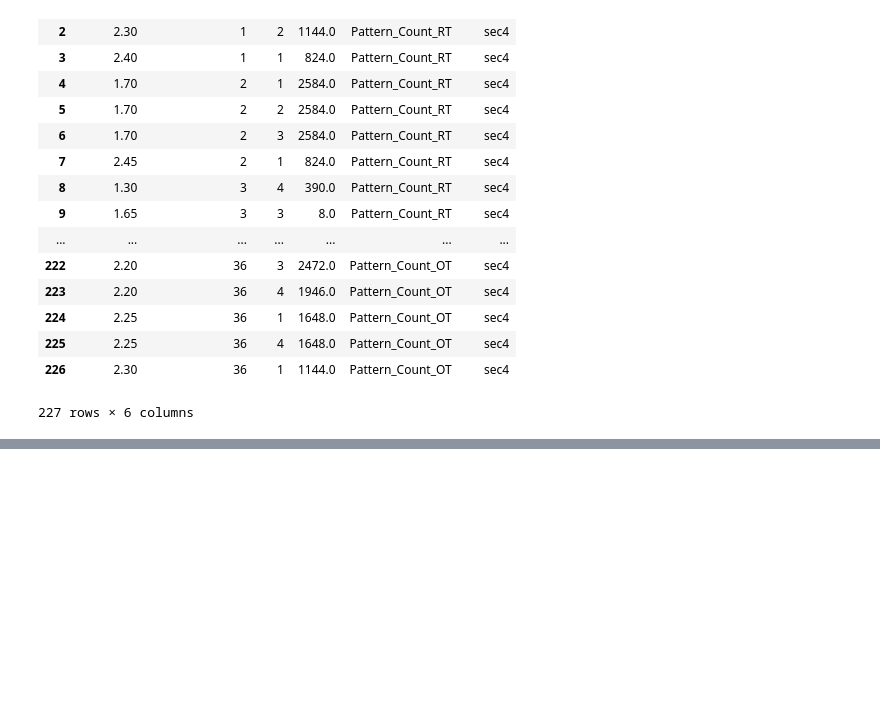
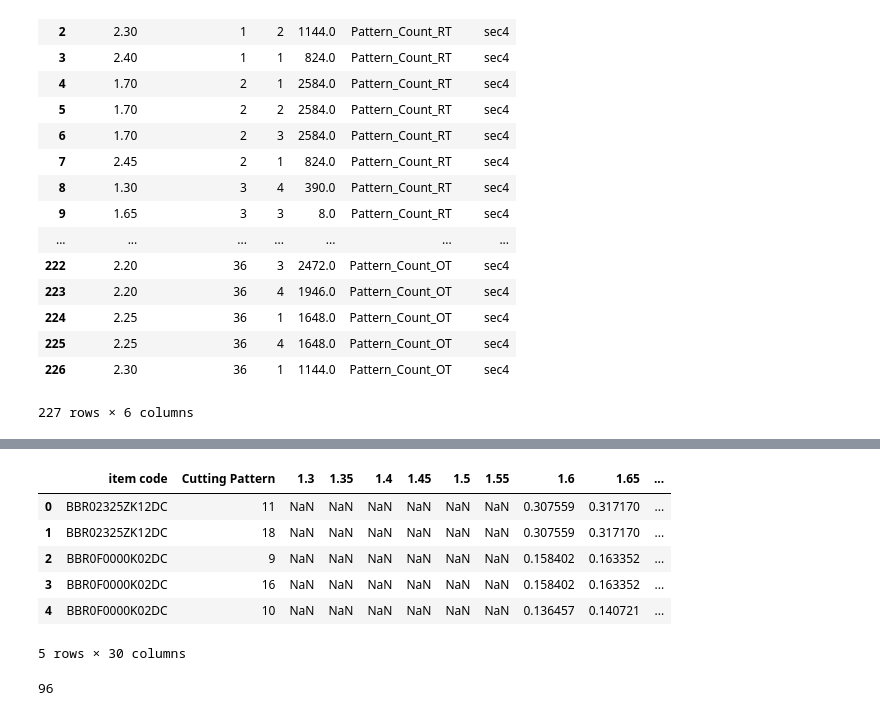
Before and after one commit to mohit-mhjn/byproduct_inventory_opt, a Jupyter notebook: PP_Model/data validation.ipynb, the cells around one changed output, grey strips where cells are left out. Saved outputs shown, nothing was run; the diff lists cells and outputs as text; code cells hidden in the pictures; blank space fills up the shorter version.

```diff
--- a/PP_Model/data validation.ipynb
+++ b/PP_Model/data validation.ipynb
@@ -639,0 +761,11 @@ production_count
+# %%
+y = pd.read_excel('Model_Input_Final.xlsm', sheetname='Yield')
+y.head()
+# %% [output]
+|  | item code | Cutting Pattern | 1.3 | 1.35 | 1.4 | 1.45 | 1.5 | 1.55 | 1.6 | 1.65 | ... |
+| 0 | BBR02325ZK12DC | 11 | NaN | NaN | NaN | NaN | NaN | NaN | 0.307559 | 0.317170 | ... |
+| 1 | BBR02325ZK12DC | 18 | NaN | NaN | NaN | NaN | NaN | NaN | 0.307559 | 0.317170 | ... |
+| 2 | BBR0F0000K02DC | 9 | NaN | NaN | NaN | NaN | NaN | NaN | 0.158402 | 0.163352 | ... |
+| 3 | BBR0F0000K02DC | 16 | NaN | NaN | NaN | NaN | NaN | NaN | 0.158402 | 0.163352 | ... |
+| 4 | BBR0F0000K02DC | 10 | NaN | NaN | NaN | NaN | NaN | NaN | 0.136457 | 0.140721 | ... |
+5 rows × 30 columns
@@ -639,0 +776,4 @@ production_count
+# %%
+len(sku_list)
+# %% [output]
+96
```
Also changed, not shown: parts of 29 cells of this notebook, 6 other files.
